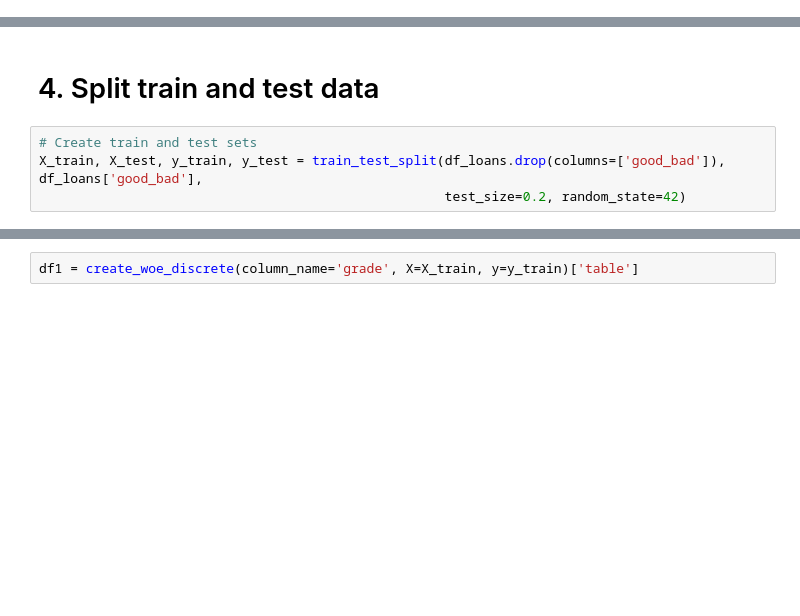
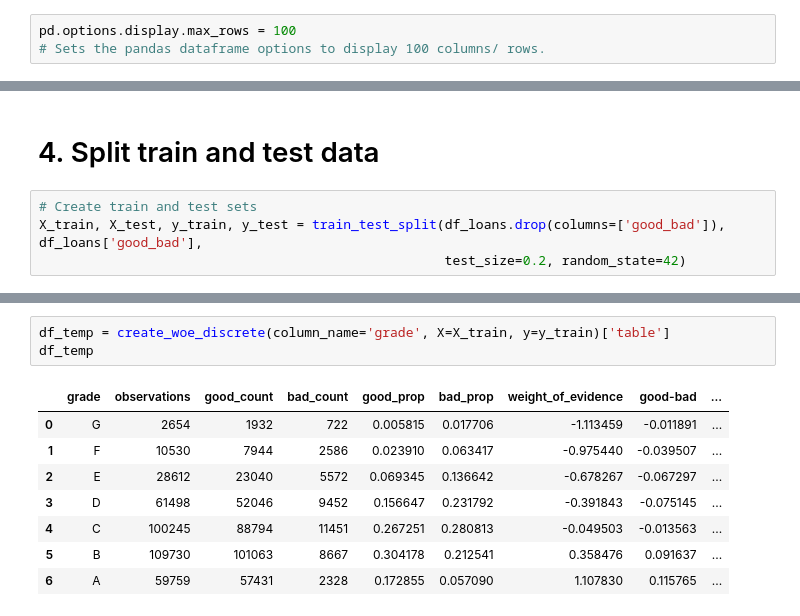
Before and after one commit to kevinmiguel97/Lending-Club-Credit-RIsk-Model, a Jupyter notebook: Lending Club Risk Model.ipynb, the cells around one changed output, grey strips where cells are left out. Saved outputs shown, nothing was run; the diff lists cells and outputs as text; blank space fills up the shorter version.

```diff
--- a/Lending Club Risk Model.ipynb
+++ b/Lending Club Risk Model.ipynb
@@ -200,4 +207,7 @@ term_int                              0
 dtype: int64
+# %%
+pd.options.display.max_rows = 100
+# Sets the pandas dataframe options to display 100 columns/ rows.
 # %% [markdown]
 ### 2.6.1 Filling missing values total_rev_hi_lim
 
@@ -304,3 +334,13 @@ X_train, X_test, y_train, y_test = train_test_split(df_loans.drop(columns=['good
 # %%
-df1 = create_woe_discrete(column_name='grade', X=X_train, y=y_train)['table']
+df_temp = create_woe_discrete(column_name='grade', X=X_train, y=y_train)['table']
+df_temp
+# %% [output]
+|  | grade | observations | good_count | bad_count | good_prop | bad_prop | weight_of_evidence | good-bad | ... |
+| 0 | G | 2654 | 1932 | 722 | 0.005815 | 0.017706 | -1.113459 | -0.011891 | ... |
+| 1 | F | 10530 | 7944 | 2586 | 0.023910 | 0.063417 | -0.975440 | -0.039507 | ... |
+| 2 | E | 28612 | 23040 | 5572 | 0.069345 | 0.136642 | -0.678267 | -0.067297 | ... |
+| 3 | D | 61498 | 52046 | 9452 | 0.156647 | 0.231792 | -0.391843 | -0.075145 | ... |
+| 4 | C | 100245 | 88794 | 11451 | 0.267251 | 0.280813 | -0.049503 | -0.013563 | ... |
+| 5 | B | 109730 | 101063 | 8667 | 0.304178 | 0.212541 | 0.358476 | 0.091637 | ... |
+| 6 | A | 59759 | 57431 | 2328 | 0.172855 | 0.057090 | 1.107830 | 0.115765 | ... |
 # %%
```
Also changed, not shown: parts of 13 cells of this notebook, 2 other files.
